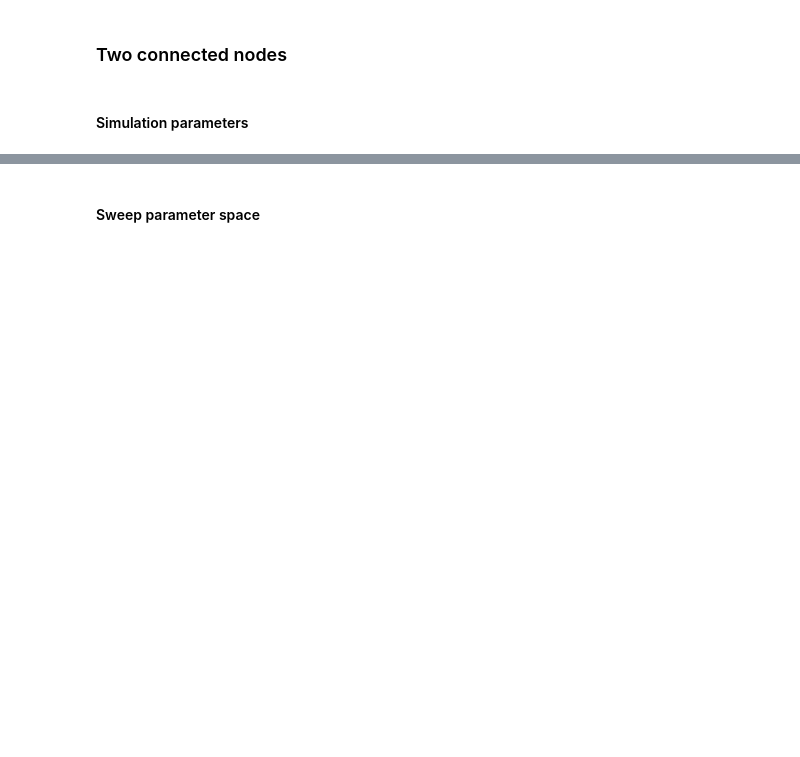
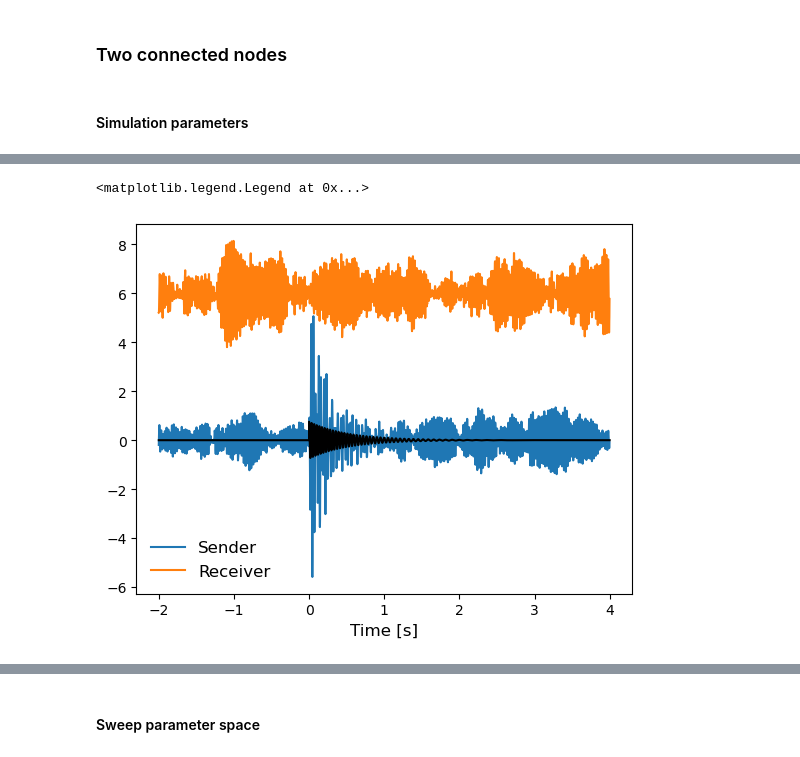
Before and after one commit to ViniciusLima94/phase_amplitude_encoding, a Jupyter notebook: notebooks/TwoNodes.ipynb, the cells around one changed output, grey strips where cells are left out. Cells and saved outputs as stored; diff of their text form; code cells hidden in the pictures; blank space fills up the shorter version.

```diff
--- a/notebooks/TwoNodes.ipynb
+++ b/notebooks/TwoNodes.ipynb
@@ -46,3 +186,8 @@ seeds = np.random.randint(0, 10000, ntrials)
+# %%
+Iext = np.zeros((Nareas, Npoints))
+Iext[0, :] = I_t
+CS = Amplitudes[..., None, None] * Iext
+seeds = np.random.randint(0, 10000, ntrials)
 # %%
 simulate_loop = jax.vmap(
     simulate, in_axes=(None, None, None, None, None, None, None, 0, 0, None, None, None)
@@ -103,3 +228,12 @@ for i in range(Nareas):
+# %%
+for i in range(Nareas):
+    plt.plot(z_data[-1].times, z_data[-1].values[i].real + (i * 6))
+plt.plot(time[time>=-2], I_t[time>=-2] * 2, label="Evoked Potential (Transient Response)", c="k")
+plt.xlabel("Time [s]", fontsize=12)
+plt.legend(["Sender", "Receiver"], frameon=False, fontsize=12)
+# %% [output]
+<matplotlib.legend.Legend at 0x...>
+[figure, added]
 # %%
 import scipy
 from frites.core import (
```
Also changed, not shown: parts of 54 cells of this notebook, 16 other files.
